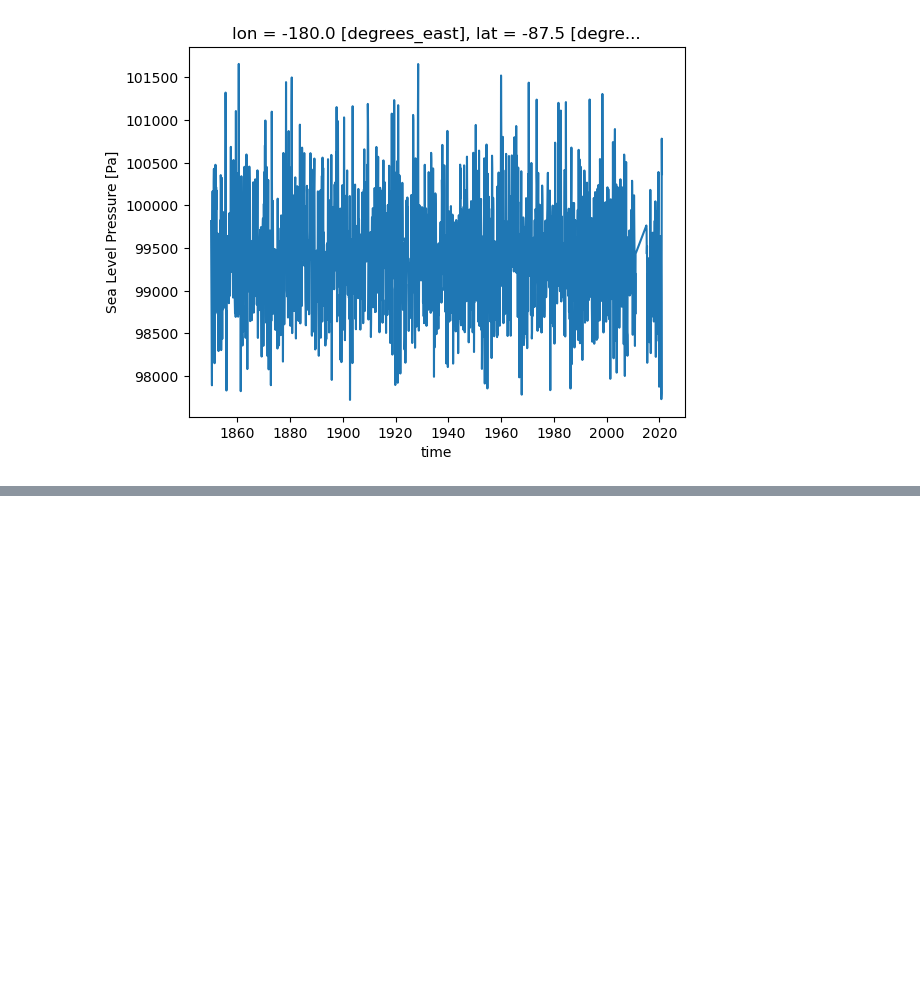
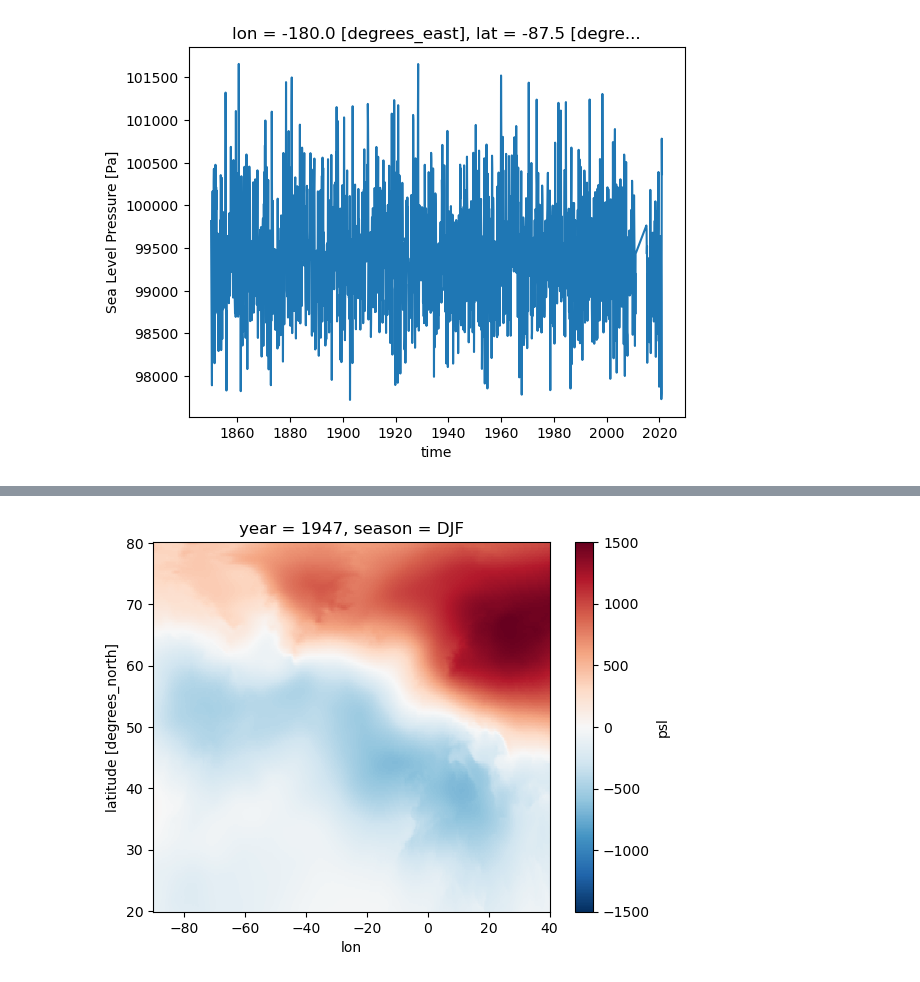
Before and after one commit to slbennie/scripts_trend_projections, a Jupyter notebook: ens_spat_means&anomalies/Seasonal_anomlaies_calculation.ipynb, the cells around one changed output, grey strips where cells are left out. Cells and saved outputs as stored; diff of their text form; code cells hidden in the pictures; blank space fills up the shorter version.

```diff
--- a/ens_spat_means&anomalies/Seasonal_anomlaies_calculation.ipynb
+++ b/ens_spat_means&anomalies/Seasonal_anomlaies_calculation.ipynb
@@ -188,0 +247,13 @@ ds['psl'].isel(lat=0, lon=0).plot()
+# %%
+output_file = '/gws/nopw/j04/extant/users/slbennie/psl_anomalies/era5/era5_DJF_anomalies_renamed_coords.nc'
+shifted = CVDP_EM_crop_NA_sector(output_file, 'psl')
+output_file = output_file.replace('renamed_coords', '1940-2024')
+shifted
+print(shifted['lat'])
+print(shifted['lat'].dtype)
+print(shifted['lat'].values)
+print(shifted['lat'].attrs)
+print(np.any(np.diff(shifted['lat'].values) <= 0))  # should be False
+print(np.any(np.diff(shifted['lon'].values) <= 0))  # should be False
+
+shifted.to_netcdf(output_file)
@@ -188,0 +278,6 @@ ds['psl'].isel(lat=0, lon=0).plot()
+# %%
+era5 = xr.open_dataset(output_file)
+era5['psl'].isel(year=7).plot()
+plt.show()
+# %% [output]
+[figure, added]
```
Also changed, not shown: parts of 9 cells of this notebook, 1 other file.
